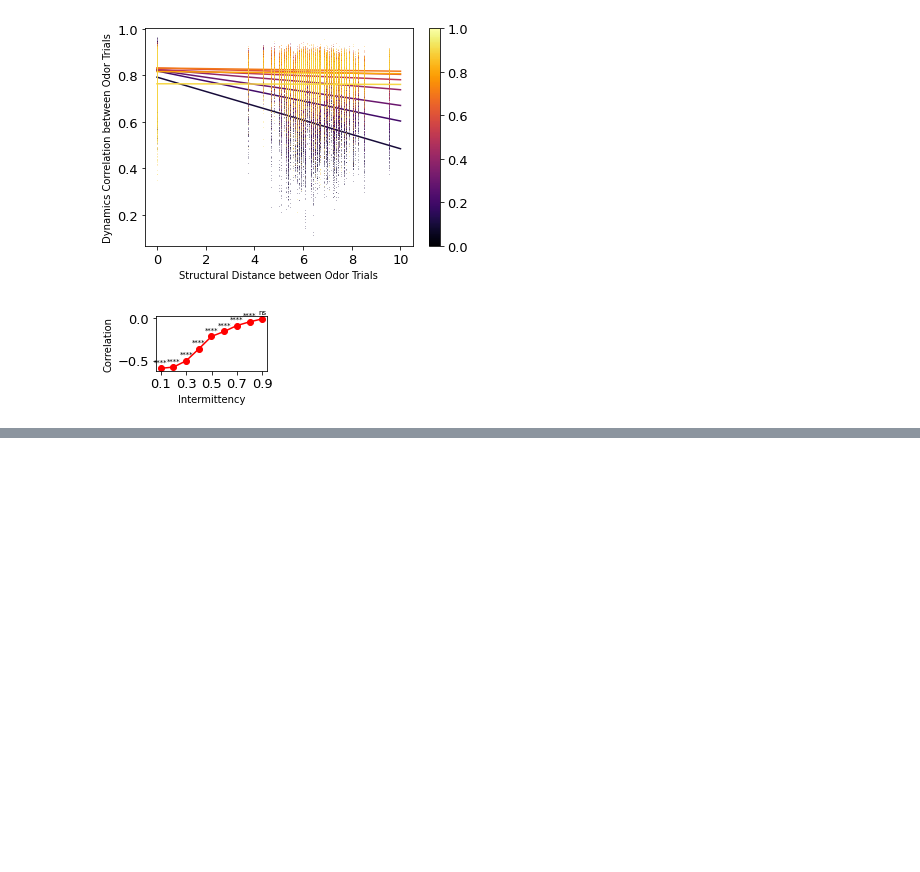
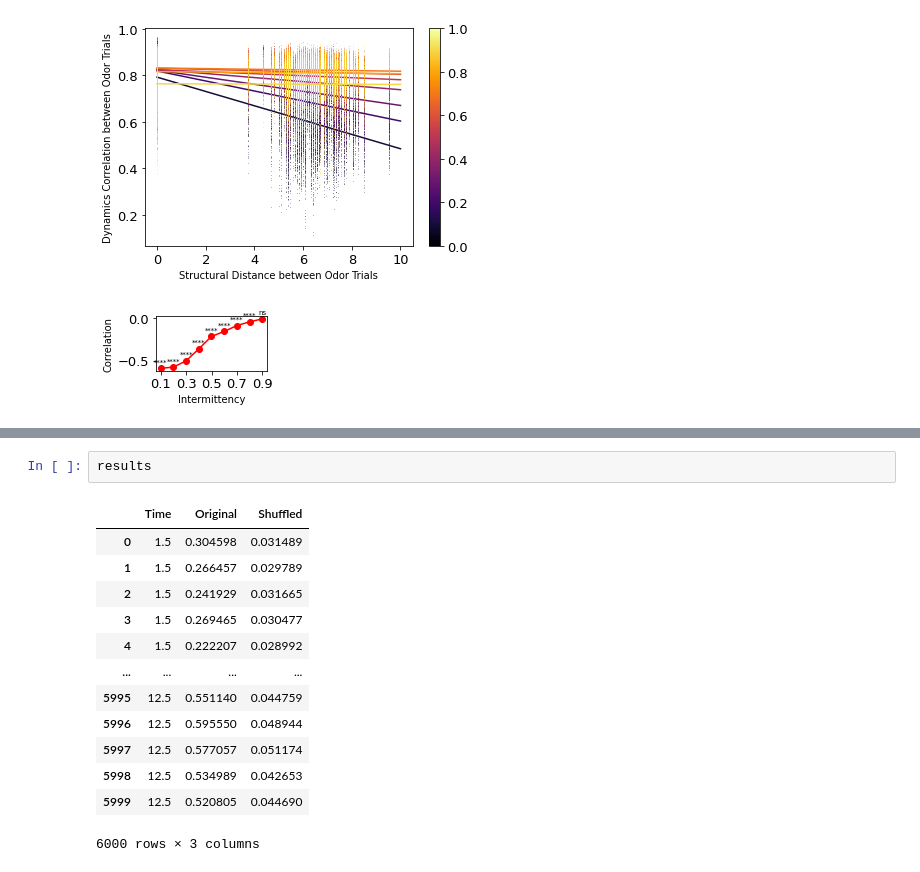
Before and after one commit to neurorishika/intermittent-odors, a Jupyter notebook: fig7/fig7.ipynb, the cells around one changed output, grey strips where cells are left out. Saved outputs shown, nothing was run; the diff lists cells and outputs as text; blank space fills up the shorter version.

```diff
--- a/fig7/fig7.ipynb
+++ b/fig7/fig7.ipynb
@@ -799,0 +927,16 @@ Text(0, 0.5, 'Correlation')
+# %%
+results
+# %% [output]
+|  | Time | Original | Shuffled |
+| 0 | 1.5 | 0.304598 | 0.031489 |
+| 1 | 1.5 | 0.266457 | 0.029789 |
+| 2 | 1.5 | 0.241929 | 0.031665 |
+| 3 | 1.5 | 0.269465 | 0.030477 |
+| 4 | 1.5 | 0.222207 | 0.028992 |
+| ... | ... | ... | ... |
+| 5995 | 12.5 | 0.551140 | 0.044759 |
+| 5996 | 12.5 | 0.595550 | 0.048944 |
+| 5997 | 12.5 | 0.577057 | 0.051174 |
+| 5998 | 12.5 | 0.534989 | 0.042653 |
+| 5999 | 12.5 | 0.520805 | 0.044690 |
+6000 rows × 3 columns
```
Also changed, not shown: parts of 7 cells of this notebook, 3 other files.
